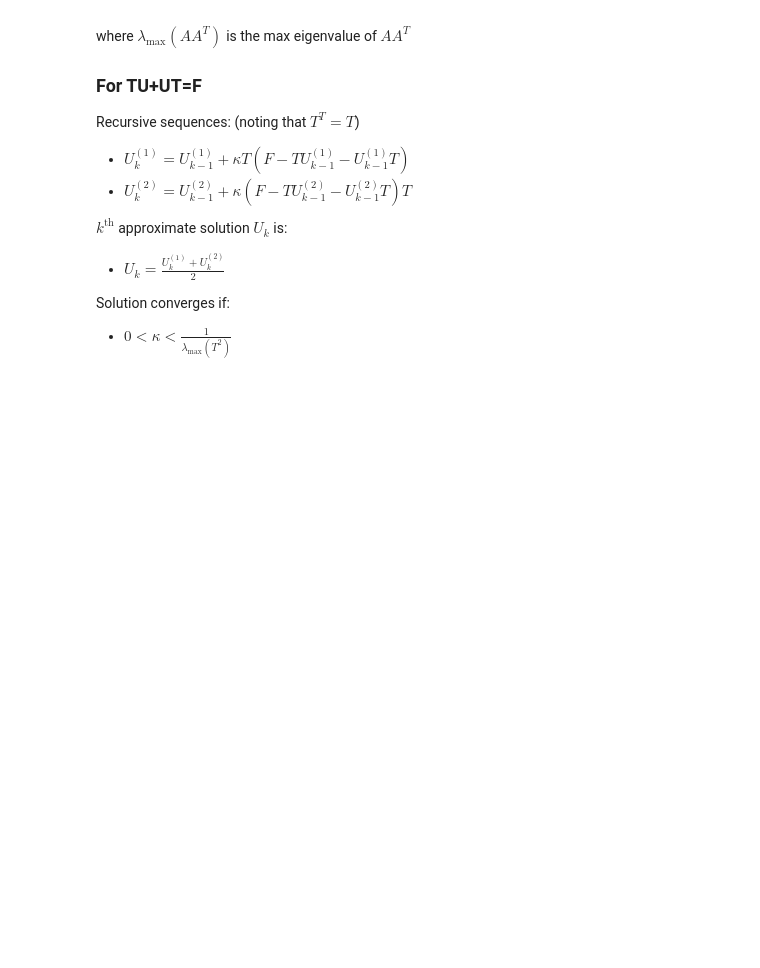
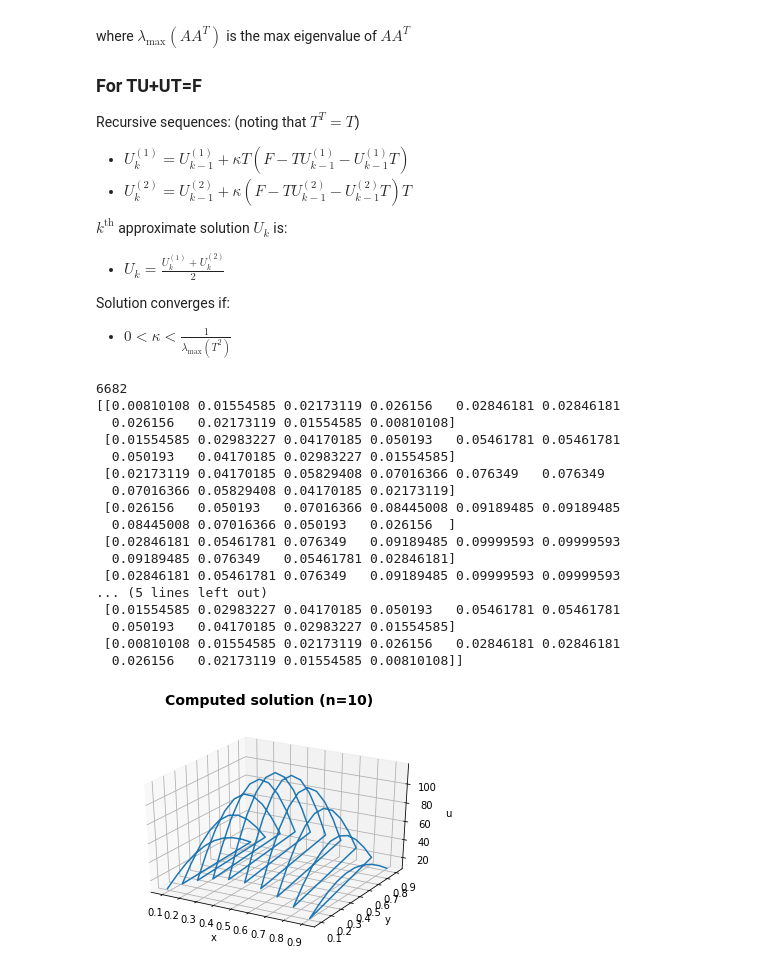
Before and after one commit to mm13ah/matrix-solvers, a Jupyter notebook: Jupyter/Iterative Methods.ipynb, the cells around one changed output. Drawn from its saved outputs; the diff is of its cells as text; code cells hidden in the pictures; blank space fills up the shorter version.

```diff
--- a/Jupyter/Iterative Methods.ipynb
+++ b/Jupyter/Iterative Methods.ipynb
@@ -41,8 +41,7 @@ import time
 import pylab
 
 #Define parameters
-n = 100 #number of internal nodes in each direction (number of unknowns)
-N = n+2 #total number of nodes in each direction (includes boundaries)
+n = 10 #number of internal nodes in each direction (number of unknowns)
 h = 1/(n+1) #step size
 
 U = np.zeros([n,n])
@@ -86,30 +85,49 @@ k = 0.06
 # plt.figure(0)
 # plt.suptitle('Structure of T^2', fontsize=14, fontweight='bold')
 # plt.imshow(np.matmul(T,T))
 
 if(k<1/eig_max):
     num_steps = 0
     while (np.absolute(np.matmul(T,U) + np.matmul(U,T) - F) > tol).any() == True:
         U_1 = U_1 + k*np.matmul(T,(F - np.matmul(T, U_1) - np.matmul(U_1,T)))
         U_2 = U_2 + k*np.matmul((F - np.matmul(T,U_2) - np.matmul(U_2,T)), T)
 
         U = (U_1+U_2)/2
         num_steps += 1
 
     print(num_steps)
     print(np.absolute(np.matmul(T,U) + np.matmul(U,T) - F) )
 
     #Plot computed solution
     plt.figure(1)
     plt.suptitle('Computed solution (n=' + str(n) +')', fontsize=14, fontweight='bold')
     ax = plt.axes(projection='3d')
     xline = np.reshape(X, -1)
     yline = np.reshape(Y, -1)
     zline = np.reshape(U, -1)
     ax.set_xlabel('x')
     ax.set_ylabel('y')
     ax.set_zlabel('u')
     ax.plot3D(xline, yline, zline)
 
 else:
     print('Iterative step size too large. Method will not converge.\nk must be smaller than: ', (1/eig_max))
+# %% [output]
+6682
+[[0.00810108 0.01554585 0.02173119 0.026156   0.02846181 0.02846181
+  0.026156   0.02173119 0.01554585 0.00810108]
+ [0.01554585 0.02983227 0.04170185 0.050193   0.05461781 0.05461781
+  0.050193   0.04170185 0.02983227 0.01554585]
+ [0.02173119 0.04170185 0.05829408 0.07016366 0.076349   0.076349
+  0.07016366 0.05829408 0.04170185 0.02173119]
+ [0.026156   0.050193   0.07016366 0.08445008 0.09189485 0.09189485
+  0.08445008 0.07016366 0.050193   0.026156  ]
+ [0.02846181 0.05461781 0.076349   0.09189485 0.09999593 0.09999593
+  0.09189485 0.076349   0.05461781 0.02846181]
+ [0.02846181 0.05461781 0.076349   0.09189485 0.09999593 0.09999593
+... (5 lines left out)
+ [0.01554585 0.02983227 0.04170185 0.050193   0.05461781 0.05461781
+  0.050193   0.04170185 0.02983227 0.01554585]
+ [0.00810108 0.01554585 0.02173119 0.026156   0.02846181 0.02846181
+  0.026156   0.02173119 0.01554585 0.00810108]]
+[figure, added]
```
Also changed, not shown: 12 other files.
